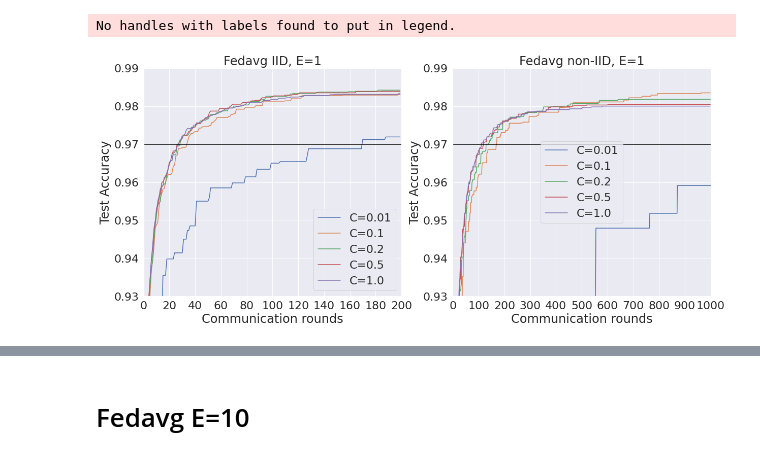
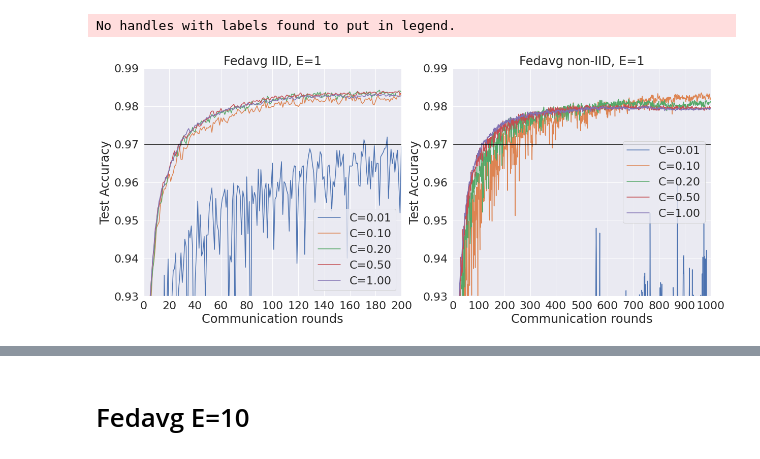
Before and after one commit to dylanmaenpaa/thesis, a Jupyter notebook: plots_thesis.ipynb, the cells around one changed output, grey strips where cells are left out. Drawn from its saved outputs; the diff is of its cells as text; code cells hidden in the pictures.

```diff
--- a/plots_thesis.ipynb
+++ b/plots_thesis.ipynb
@@ -63,8 +238,8 @@ for C in C_all:
 
     df = pd.DataFrame.from_dict(metrics[0])
     df.drop(columns=["classification_report"])
-    make_monotonic('accuracy', df)
-    df["comm_round"] = [i for i in range(communication_rounds)]
+    # make_monotonic('accuracy', df)
+    df["comm_round"] = [i+1 for i in range(communication_rounds)]
     df['sent_models_per_client'] = [i+1 for i in range(communication_rounds)]
     df['network_load'] = [(i+1)*(C*2) for i in range(communication_rounds)]
     dfs.append(df.assign(Clients="C={}".format(C/100)))
@@ -74,6 +249,8 @@ fig, ax = plt.subplots(1,2)
 plt.legend(loc='upper left')
 graph = sns.lineplot(x="comm_round", y="accuracy", hue="Clients", data=concatenated, ax=ax[0])
 graph.axhline(0.97, color='black')
+handles, labels = graph.get_legend_handles_labels()
+labels = add_trailing_zeros(labels)
 graph.legend(handles=handles[:], labels=labels[:])
 ax[0].set_xlim(0, 200)
 ax[0].set_ylim(0.93, 0.99)
@@ -94,33 +271,34 @@ for C in C_all:
 
     dir_str = '{}_{}_{}_{}_{}/'.format(nr_clients, C, client_epochs, communication_rounds, test_every_x_round)
     path = './Results/Fedavg_non_iid/' + dir_str
 
     with open(path + 'metrics', 'rb') as metrics_file:
         metrics = pickle.load(metrics_file)
 
     df = pd.DataFrame.from_dict(metrics[0])
     df.drop(columns=["classification_report"])
-    make_monotonic('accuracy', df)
-    df["comm_round"] = [i for i in range(communication_rounds)]
+    # make_monotonic('accuracy', df)
+    df["comm_round"] = [i+1 for i in range(communication_rounds)]
     df['sent_models_per_client'] = [i+1 for i in range(communication_rounds)]
     df['network_load'] = [(i+1)*(C*2) for i in range(communication_rounds)]
     dfs.append(df.assign(Clients="C={}".format(C/100)))
 
 concatenated = pd.concat(dfs)
 graph = sns.lineplot(x="comm_round", y="accuracy", hue="Clients", data=concatenated, ax=ax[1])
 graph.axhline(0.97, color='black')
 plt.xlim(0, 1000)
 plt.ylim(0.93, 0.99)
 graph.xaxis.set_major_locator(ticker.MultipleLocator(100))
 graph.set_title('Fedavg non-IID, E=1')
 graph.set_xlabel('Communication rounds')
 graph.set_ylabel('Test Accuracy')
 
 # Remove legend
 handles, labels = graph.get_legend_handles_labels()
+labels = add_trailing_zeros(labels)
 graph.legend(handles=handles[:], labels=labels[:])
 #graph.xaxis.set_major_formatter(ticker.ScalarFormatter())
 fig.savefig("FedavgC.png")
 # %% [output]
 No handles with labels found to put in legend.
-[figure, old version]
+[figure, new version]
```
Also changed, not shown: parts of 28 cells of this notebook, 5 other files.
